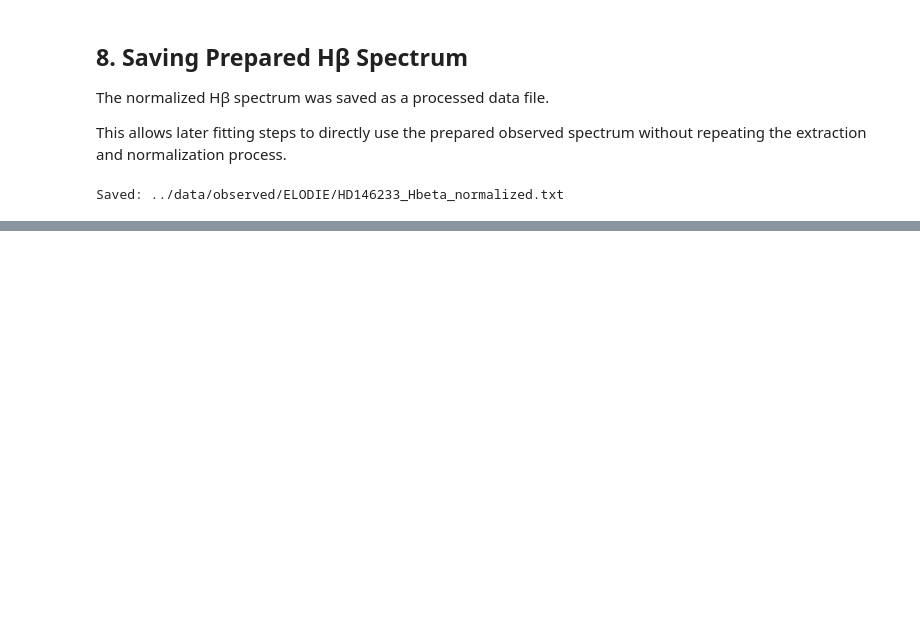
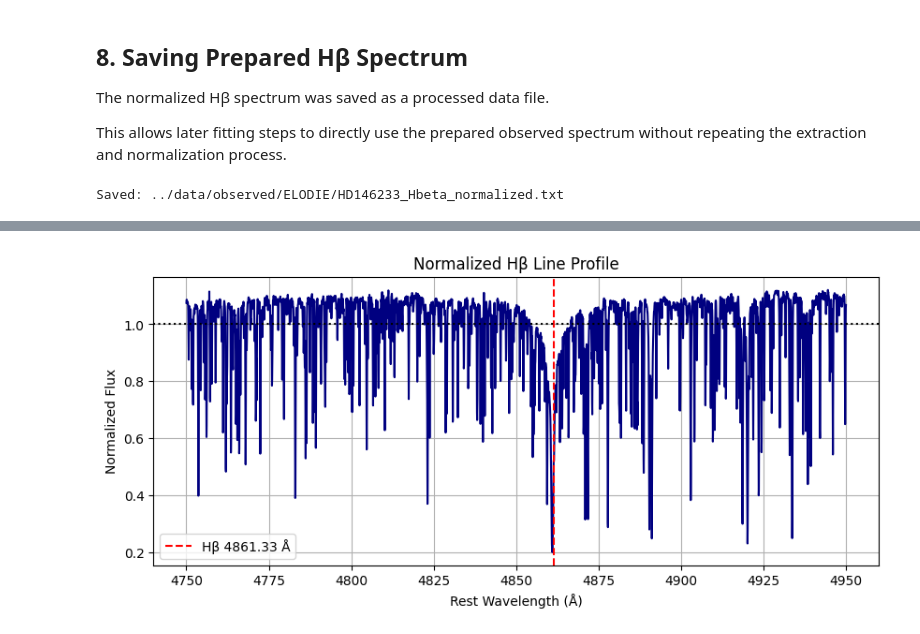
Before and after one commit to fardinabdullah/AST402_MidTerm_Project, a Jupyter notebook: notebooks/02.observed-spectrum-acquisition.ipynb, the cells around one changed output, grey strips where cells are left out. Saved outputs shown, nothing was run; the diff lists cells and outputs as text; code cells hidden in the pictures; blank space fills up the shorter version.

Commit message:
Complete observed spectrum acquisition and Hbeta preparation

```diff
--- a/notebooks/02.observed-spectrum-acquisition.ipynb
+++ b/notebooks/02.observed-spectrum-acquisition.ipynb
@@ -404,0 +626,8 @@ Saved: ../data/observed/ELODIE/HD146233_Hbeta_normalized.txt
+# %%
+# Normalize the spectrum
+
+flux_normalized = flux_region / continuum_fit
+
+print("Normalized flux range:")
+print(np.min(flux_normalized))
+print(np.max(flux_normalized))
@@ -404,0 +645,29 @@ Saved: ../data/observed/ELODIE/HD146233_Hbeta_normalized.txt
+# %%
+plt.figure(figsize=(10,4))
+
+plt.plot(wave, flux_normalized, color="navy")
+
+plt.axvline(
+    4861.33,
+    color="red",
+    linestyle="--",
+    label="Hβ 4861.33 Å"
+)
+
+plt.axhline(
+    1.0,
+    color="black",
+    linestyle=":"
+)
+
+plt.xlabel("Rest Wavelength (Å)")
+plt.ylabel("Normalized Flux")
+
+plt.title("Normalized Hβ Line Profile")
+
+plt.grid(True)
+plt.legend()
+
+plt.show()
+# %% [output]
+[figure, added]
```
Also changed, not shown: parts of 38 cells of this notebook, 1 other file.
